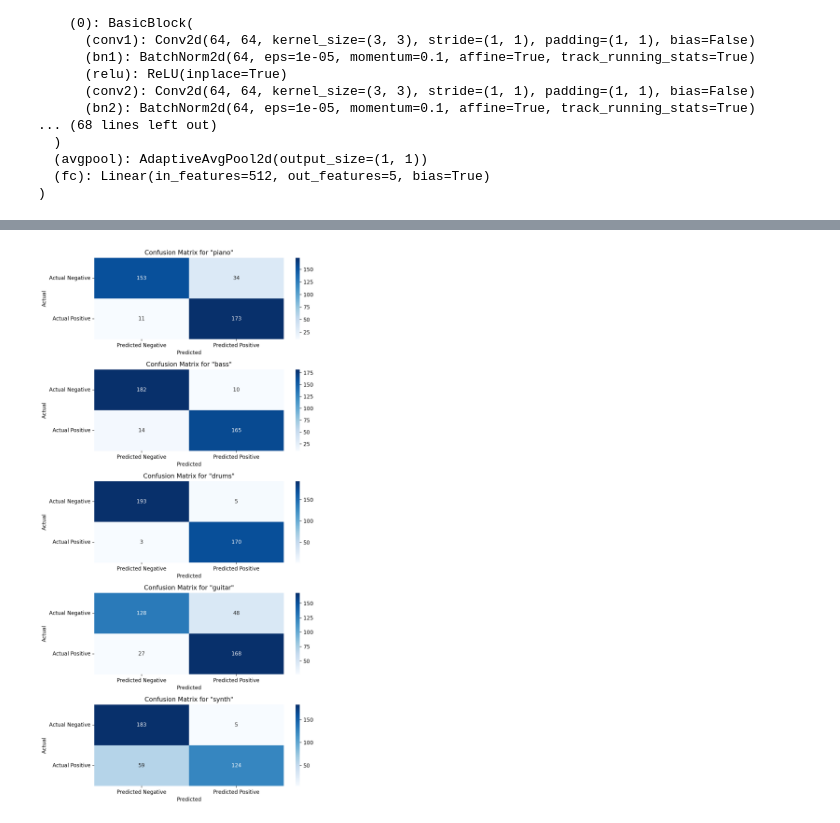
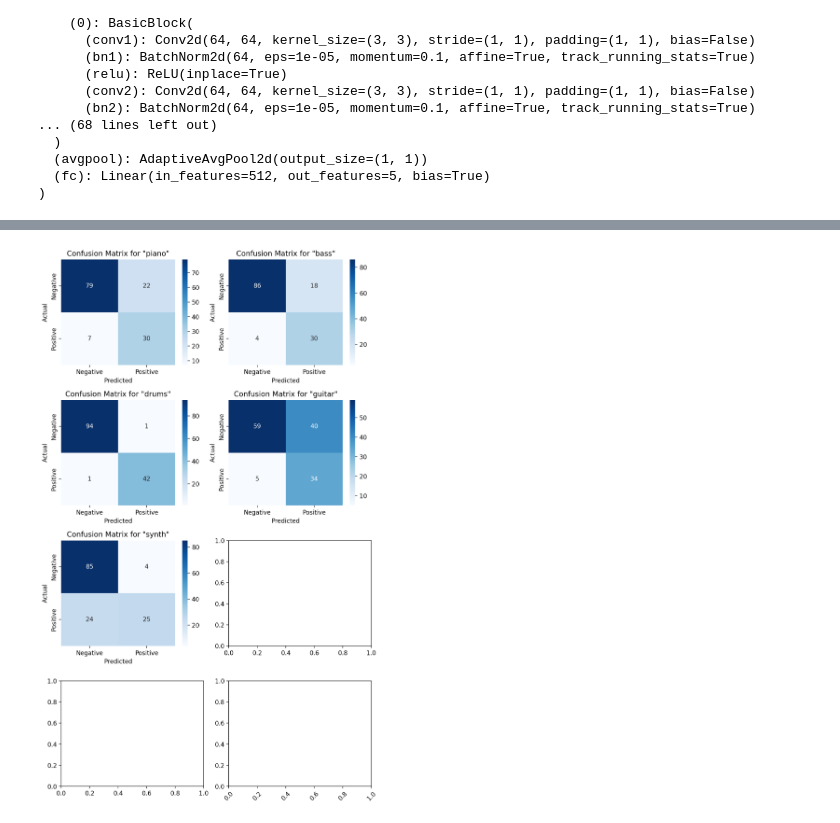
Before and after one commit to Hal609/SongCreator, a Jupyter notebook: multiInstClassifier.ipynb, the cells around one changed output, grey strips where cells are left out. Cells and saved outputs as stored; diff of their text form; code cells hidden in the pictures.

Commit message:
Update notebooks and clean up generating multi instument spectrograms

```diff
--- a/multiInstClassifier.ipynb
+++ b/multiInstClassifier.ipynb
@@ -79,11 +80,9 @@ class AddPixelwiseNoise(object):
 transform = transforms.Compose([
     # 1) Crop out edges (CenterCrop or RandomCrop), e.g. 800x800 from 1000x2000
     transforms.RandomCrop((2000, 700)),
-
-    transforms.Resize((400, 140)),
-
+    transforms.Resize((400, 280)),
     transforms.ToTensor(),
-    AddPixelwiseNoise(std=0.02),
+    AddPixelwiseNoise(std=0.05),
 ])
 
 # Load entire dataset
@@ -95,9 +94,9 @@ full_dataset = MultiLabelDataset(
 )
 
 # Define split ratios (e.g., 70% train, 15% val, 15% test)
-train_ratio = 0.7
-val_ratio = 0.15
-test_ratio = 0.15
+train_ratio = 0.8
+val_ratio = 0.1
+test_ratio = 0.1
 
 # Compute lengths
 total_size = len(full_dataset)
@@ -117,3 +116,9 @@ test_dataloader = DataLoader(test_dataset, batch_size=32, shuffle=False)
 # Class mapping
 class_names = ["piano", "bass", "drums", "guitar", "synth"]
 num_classes = len(class_names)
+# %%
+for X, y in train_dataloader:
+   img =plt.imshow(X[0][0], aspect="auto", cmap="inferno", )
+   plt.axis('off')
+   plt.tight_layout()
+   break
@@ -148,7 +155,7 @@ optimiser = torch.optim.AdamW(params=model.parameters(), lr=1e-3)
 criteria = nn.BCEWithLogitsLoss()
 
 train_loss = MeanMetric().to(device)
-epochs = 10
+epochs = 50
 # %%
 # a function for training one epoch
 def train_one_epoch():
@@ -205,12 +220,16 @@ Epoch: 9 | Train Loss: 0.153 | Train Accuracy 0.94 | Validation Loss 0.388 | Val
 # %%
-from torchmetrics.classification import MultilabelConfusionMatrix, MultilabelAccuracy
+from torchmetrics.classification import MultilabelConfusionMatrix, MultilabelAccuracy, MultilabelAUROC
 
 # Create multi-label confusion matrix & accuracy objects
 test_confusion_matrix = MultilabelConfusionMatrix(num_labels=num_classes)
 test_acc = MultilabelAccuracy(num_labels=num_classes, threshold=0.5)
+test_auroc = MultilabelAUROC(num_labels=num_classes, average=None)  # one AUROC per class
 
 model = model.to('cpu')
 model.eval()
+
+all_probs = []
+all_targets = []
 
 with torch.no_grad():
     for X, Y in test_dataloader:
@@ -226,6 +245,11 @@ with torch.no_grad():
         # Update confusion matrix & accuracy
         test_confusion_matrix.update(preds, Y.int())
         test_acc.update(preds, Y)
+        test_auroc.update(probs, Y.int())  # Note: AUROC expects probs, not binary preds
+
+        # Accumulate for ROC curve
+        all_probs.append(probs)
+        all_targets.append(Y)
 
 # Compute the final metrics over the entire dataset
 cm = test_confusion_matrix.compute()
@@ -253,23 +311,25 @@ Multi-Label Accuracy: 0.8835578560829163
 # %%
 # Plot confusion matrix heatmaps for each instrument
-fig, axes = plt.subplots(5, 1, figsize=(8, 15))
+fig, axes = plt.subplots(4, 2, figsize=(8, 13))
 axes = axes.flatten()
 
 for i, ax in enumerate(axes):
+    if i == 5: break
     sns.heatmap(
         cm[i].numpy(),
         annot=True,
         fmt='g',
         cmap='Blues',
-        xticklabels=['Predicted Negative', 'Predicted Positive'],
-        yticklabels=['Actual Negative', 'Actual Positive'],
+        xticklabels=['Negative', 'Positive'],
+        yticklabels=['Negative', 'Positive'],
         ax=ax
     )
+    plt.xticks(rotation=45)
     ax.set_title(f'Confusion Matrix for "{class_names[i]}"')
     ax.set_xlabel('Predicted')
     ax.set_ylabel('Actual')
 
 plt.tight_layout()
 plt.show()
 # %% [output]
-[figure, old version]
+[figure, new version]
```
Also changed, not shown: parts of 11 cells of this notebook, 7 other files.
